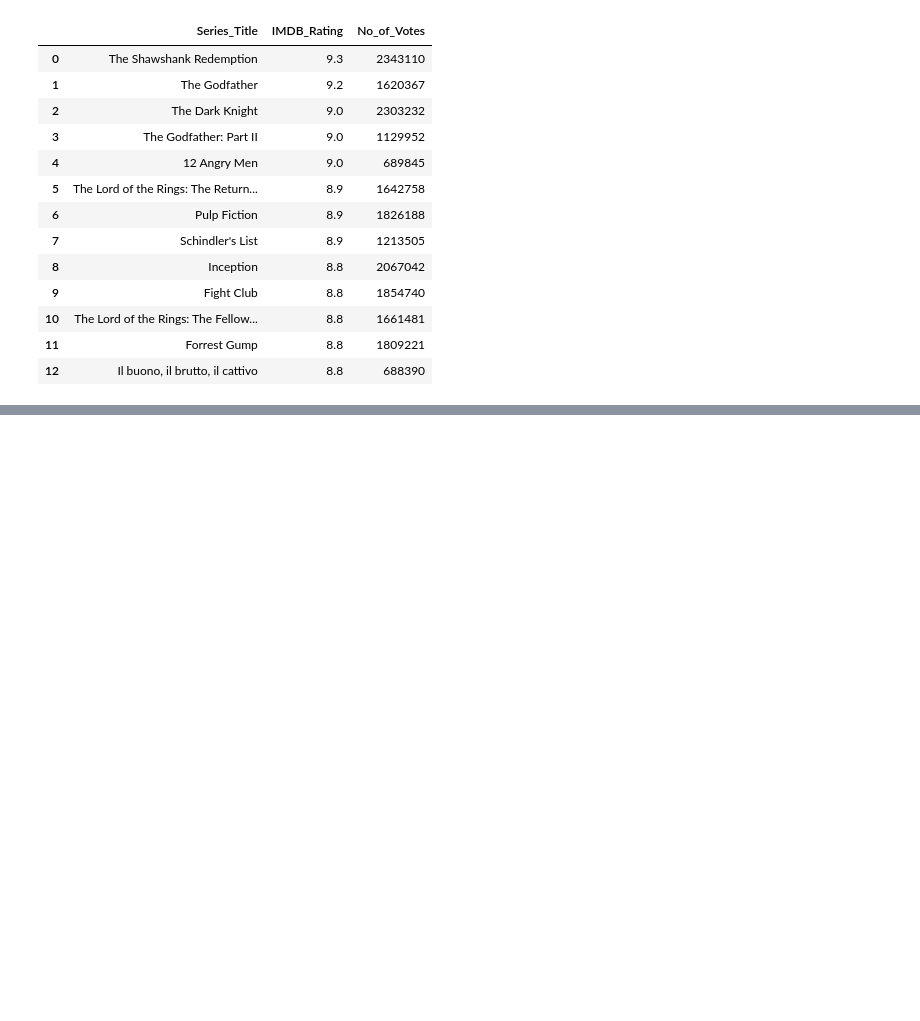
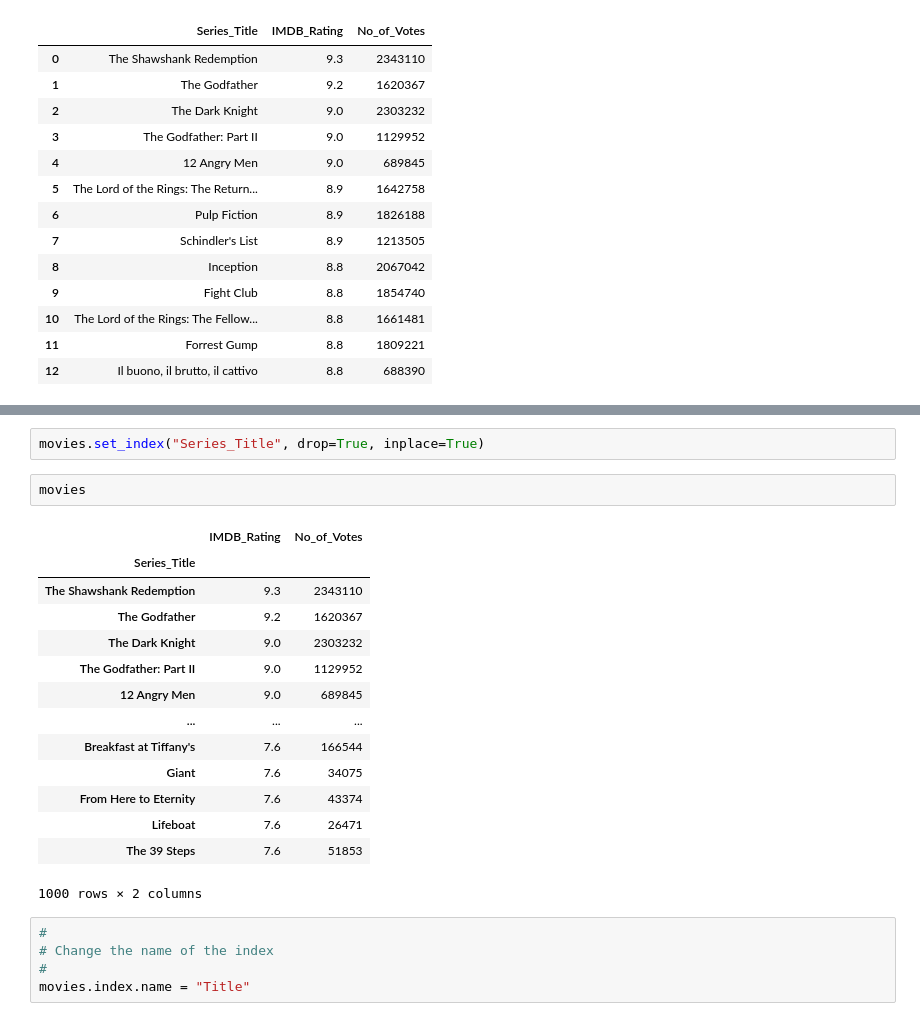
Before and after one commit to htv2012/python_notebooks, a Jupyter notebook: notebooks/udemy-learn-pandas/003-dataframe-1/dataframe1.ipynb, the cells around one changed output, grey strips where cells are left out. Drawn from its saved outputs; the diff is of its cells as text; blank space fills up the shorter version.

```diff
--- a/notebooks/udemy-learn-pandas/003-dataframe-1/dataframe1.ipynb
+++ b/notebooks/udemy-learn-pandas/003-dataframe-1/dataframe1.ipynb
@@ -464,0 +524,24 @@ movies.nlargest(10, columns=["IMDB_Rating"], keep="all")
+# %%
+movies.set_index("Series_Title", drop=True, inplace=True)
+# %%
+movies
+# %% [output]
+|  | IMDB_Rating | No_of_Votes |
+| Series_Title |  |  |
+| The Shawshank Redemption | 9.3 | 2343110 |
+| The Godfather | 9.2 | 1620367 |
+| The Dark Knight | 9.0 | 2303232 |
+| The Godfather: Part II | 9.0 | 1129952 |
+| 12 Angry Men | 9.0 | 689845 |
+| ... | ... | ... |
+| Breakfast at Tiffany's | 7.6 | 166544 |
+| Giant | 7.6 | 34075 |
+| From Here to Eternity | 7.6 | 43374 |
+| Lifeboat | 7.6 | 26471 |
+| The 39 Steps | 7.6 | 51853 |
+1000 rows × 2 columns
+# %%
+#
+# Change the name of the index
+#
+movies.index.name = "Title"
```
Also changed, not shown: parts of 12 cells of this notebook.
